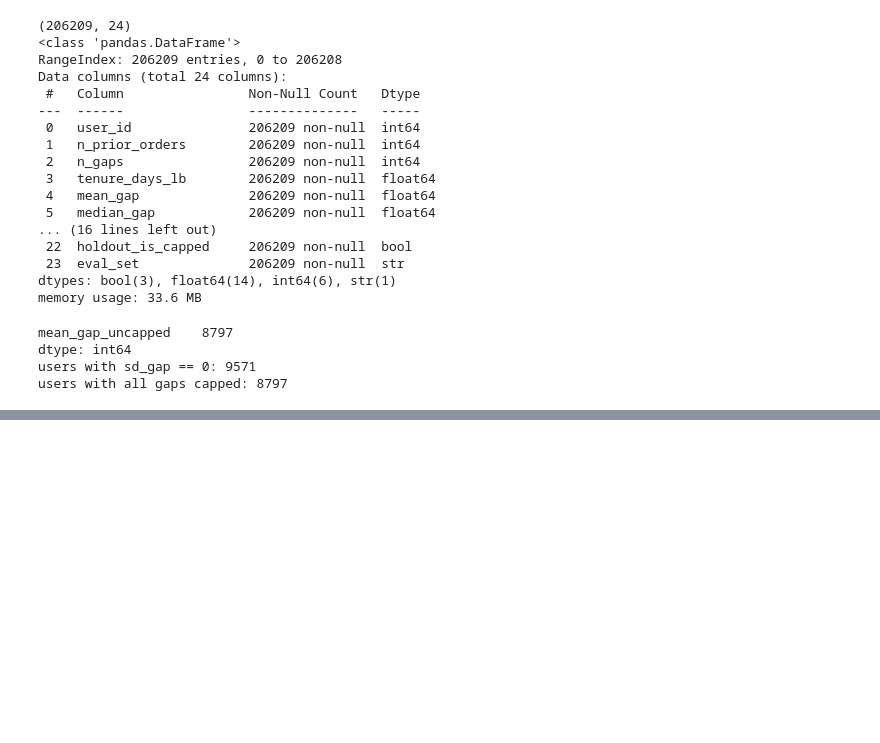
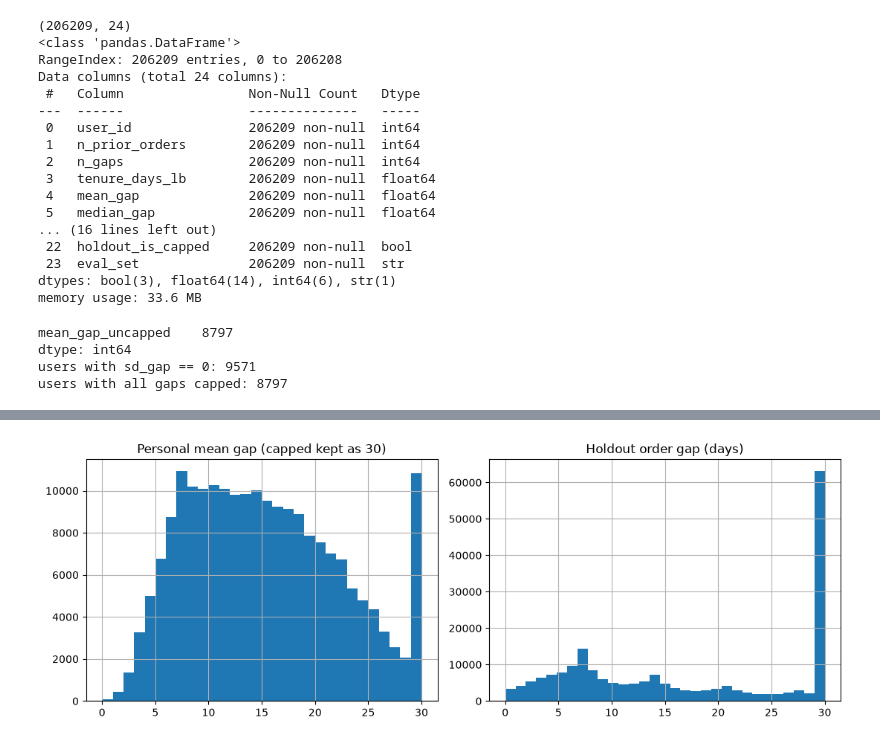
Before and after one commit to fahimhasan-data/instacart-churn-engine, a Jupyter notebook: notebooks/01_load_and_profile.ipynb, the cells around one changed output, grey strips where cells are left out. Cells and saved outputs as stored; diff of their text form; code cells hidden in the pictures; blank space fills up the shorter version.

```diff
--- a/notebooks/01_load_and_profile.ipynb
+++ b/notebooks/01_load_and_profile.ipynb
@@ -52,3 +52,16 @@ mean_gap_uncapped    8797
 dtype: int64
 users with sd_gap == 0: 9571
 users with all gaps capped: 8797
+# %%
+import numpy as np
+
+df["rhythm_class"] = np.select(
+    [
+        df["n_capped_gaps"] == df["n_gaps"],   # every gap is "30+"
+        df["sd_gap"] == 0,                     # constant, non-30 gap
+        df["is_censored_heavy"],               # >= 50% of gaps capped
+    ],
+    ["all_capped", "constant_gap", "mostly_capped"],
+    default="regular",
+)
+print(df["rhythm_class"].value_counts())
@@ -54,0 +102,10 @@ users with all gaps capped: 8797
+# %%
+import matplotlib.pyplot as plt
+
+fig, ax = plt.subplots(1, 2, figsize=(11, 4))
+df["mean_gap"].hist(bins=30, ax=ax[0]); ax[0].set_title("Personal mean gap (capped kept as 30)")
+df["holdout_gap_days"].hist(bins=31, ax=ax[1]); ax[1].set_title("Holdout order gap (days)")
+plt.tight_layout()
+plt.savefig("../docs/gap_distributions.png", dpi=120)
+# %% [output]
+[figure, added]
```
Also changed, not shown: parts of 3 cells of this notebook, 1 other file.
